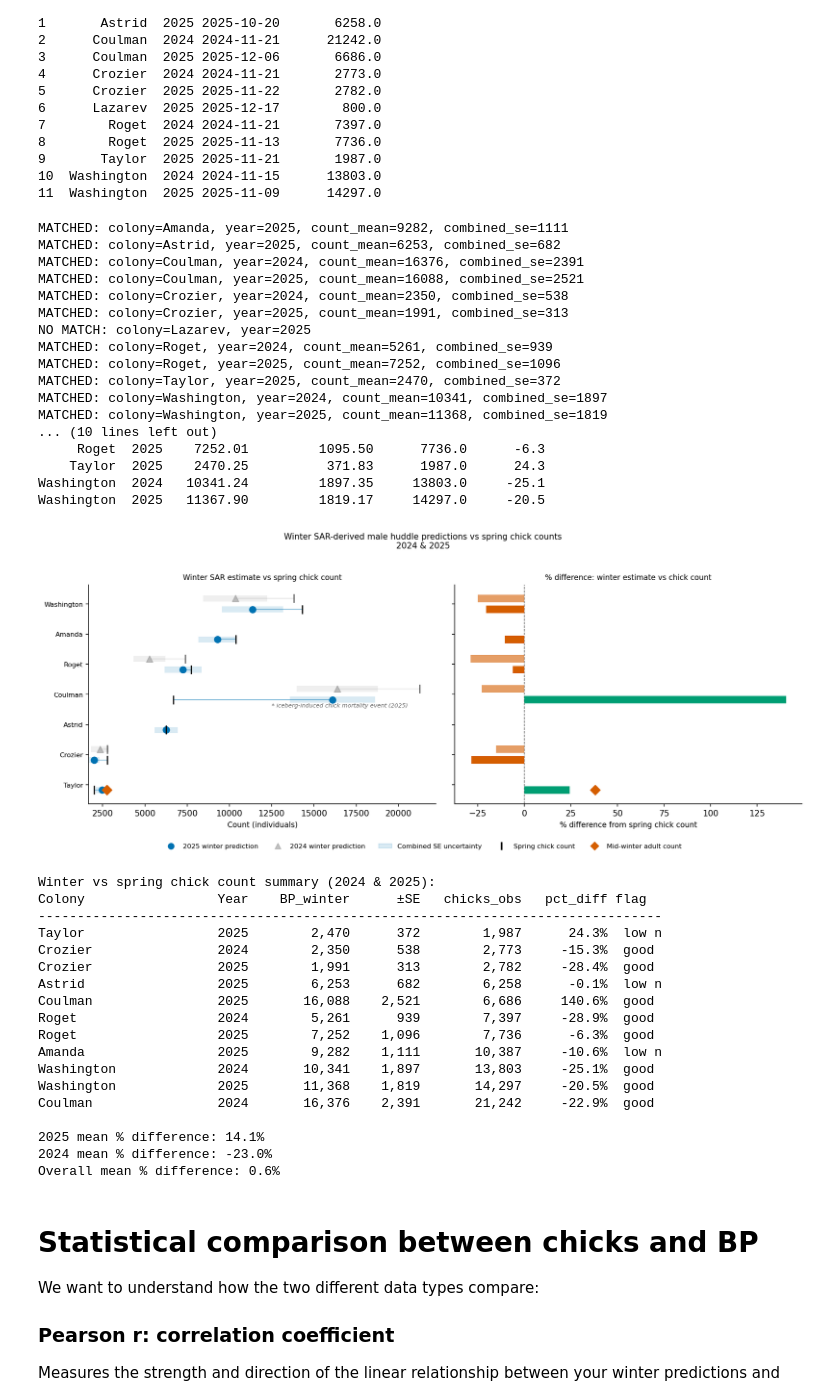
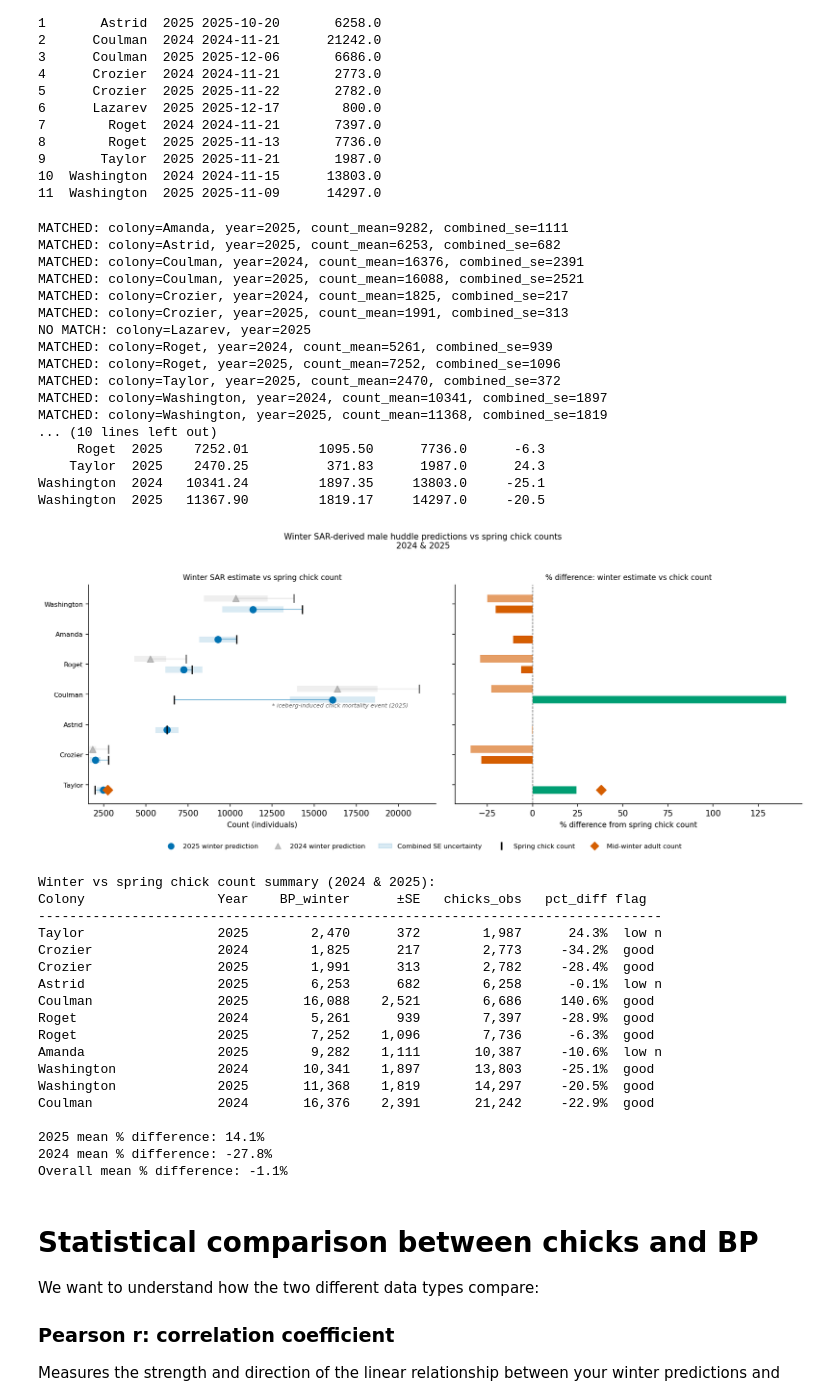
Before and after one commit to rosetazetta/SAR_EmperorPenguin, a Jupyter notebook: Code/chick_comparison_refined.ipynb, the cells around one changed output. Cells and saved outputs as stored; diff of their text form; code cells hidden in the pictures.

```diff
--- a/Code/chick_comparison_refined.ipynb
+++ b/Code/chick_comparison_refined.ipynb
@@ -37,8 +37,8 @@ Imports successful
 # %%
 INPUTPATH = "/mnt/c/Users/rfo37/OneDrive - University of Canterbury/PostDoc/Population modelling/"
 
-dfRFD = pd.read_excel(os.path.join(INPUTPATH, "Final results/dfHuddle_export_combined_uncertainty.xlsx"))
-dfMLR = pd.read_excel(os.path.join(INPUTPATH, "Final results/dfHuddleMLR_export_combined_uncertainty.xlsx"))
+dfRFD = pd.read_csv(os.path.join(INPUTPATH, "Final results/Actual final results/dfHuddle_export_combined_uncertainty_July2026.csv"))
+dfMLR = pd.read_csv(os.path.join(INPUTPATH, "Final results/Actual final results/dfHuddleMLR_export_combined_uncertainty_July2026.csv"))
 
 #These data files already find the average number of breeding pairs and calculate uncertainty based on the two sources of error.
 
@@ -251,8 +251,8 @@ fig.suptitle(
 
 plt.tight_layout()
 plt.savefig(os.path.join(INPUTPATH,
-            "Final results/winter_vs_chick_counts_2024-25_combined_se.png"),
-            bbox_inches="tight", dpi=150)
+            "Final results/Actual final results/winter_vs_chick_counts_2024-25_combined_se.png"),
+            bbox_inches="tight", dpi=600)
 plt.show()
 
 # ── Summary table ──────────────────────────────────────────────────────────
@@ -263,40 +263,40 @@ print("-" * 80)
 for _, r in dfComp.sort_values(["chicks_obs", "year"]).iterrows():
     print(f"{r['colony']:<20} {int(r['year']):>6} "
           f"{r['BP_winter']:>12,.0f} "
           f"{r['combined_se_pm']:>8,.0f} "
           f"{r['chicks_obs']:>12,.0f} "
           f"{r['pct_diff']:>9.1f}%  "
           f"{r['uncertainty_flag']}")
 
 print(f"\n2025 mean % difference: "
       f"{dfComp[dfComp['year']==2025]['pct_diff'].mean():.1f}%")
 print(f"2024 mean % difference: "
       f"{dfComp[dfComp['year']==2024]['pct_diff'].mean():.1f}%")
 print(f"Overall mean % difference: {dfComp['pct_diff'].mean():.1f}%")
 # %% [output]
 MATCHED: colony=Amanda, year=2025, count_mean=9282, combined_se=1111
 MATCHED: colony=Astrid, year=2025, count_mean=6253, combined_se=682
 MATCHED: colony=Coulman, year=2024, count_mean=16376, combined_se=2391
 MATCHED: colony=Coulman, year=2025, count_mean=16088, combined_se=2521
-MATCHED: colony=Crozier, year=2024, count_mean=2350, combined_se=538
+MATCHED: colony=Crozier, year=2024, count_mean=1825, combined_se=217
 MATCHED: colony=Crozier, year=2025, count_mean=1991, combined_se=313
 NO MATCH: colony=Lazarev, year=2025
 MATCHED: colony=Roget, year=2024, count_mean=5261, combined_se=939
 MATCHED: colony=Roget, year=2025, count_mean=7252, combined_se=1096
 MATCHED: colony=Taylor, year=2025, count_mean=2470, combined_se=372
 MATCHED: colony=Washington, year=2024, count_mean=10341, combined_se=1897
 MATCHED: colony=Washington, year=2025, count_mean=11368, combined_se=1819
 ... (10 lines left out)
      Roget  2025    7252.01         1095.50      7736.0      -6.3
     Taylor  2025    2470.25          371.83      1987.0      24.3
 Washington  2024   10341.24         1897.35     13803.0     -25.1
 Washington  2025   11367.90         1819.17     14297.0     -20.5
-[figure, old version]
+[figure, new version]
 Winter vs spring chick count summary (2024 & 2025):
 Colony                 Year    BP_winter      ±SE   chicks_obs   pct_diff flag
 --------------------------------------------------------------------------------
 Taylor                 2025        2,470      372        1,987      24.3%  low n
-Crozier                2024        2,350      538        2,773     -15.3%  good
+Crozier                2024        1,825      217        2,773     -34.2%  good
 Crozier                2025        1,991      313        2,782     -28.4%  good
 Astrid                 2025        6,253      682        6,258      -0.1%  low n
 Coulman                2025       16,088    2,521        6,686     140.6%  good
@@ -308,8 +308,8 @@ Washington             2025       11,368    1,819       14,297     -20.5%  good
 Coulman                2024       16,376    2,391       21,242     -22.9%  good
 
 2025 mean % difference: 14.1%
-2024 mean % difference: -23.0%
-Overall mean % difference: 0.6%
+2024 mean % difference: -27.8%
+Overall mean % difference: -1.1%
 # %% [markdown]
 # Statistical comparison between chicks and BP
 
```
Also changed, not shown: parts of 11 cells of this notebook.
